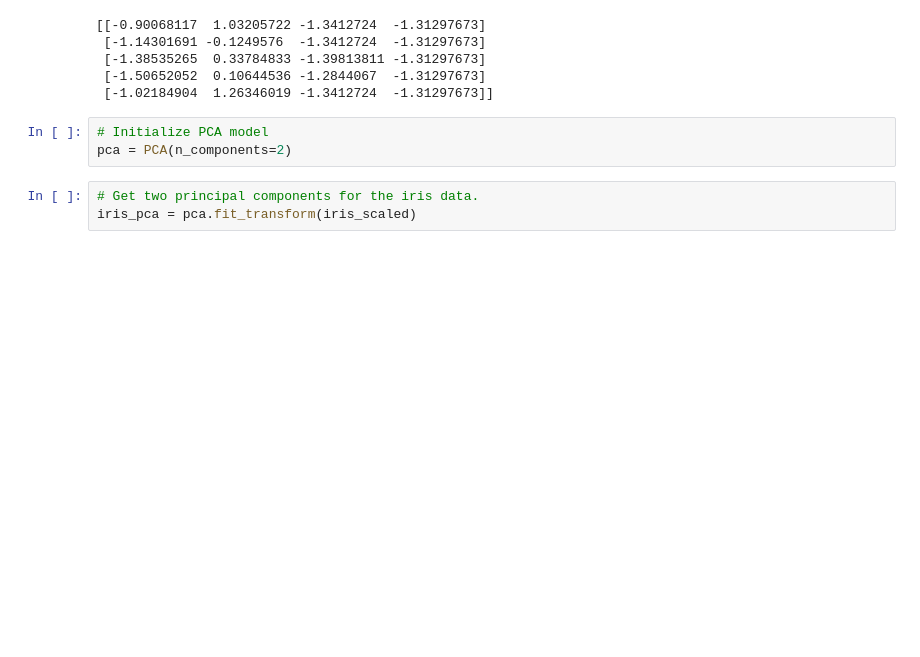
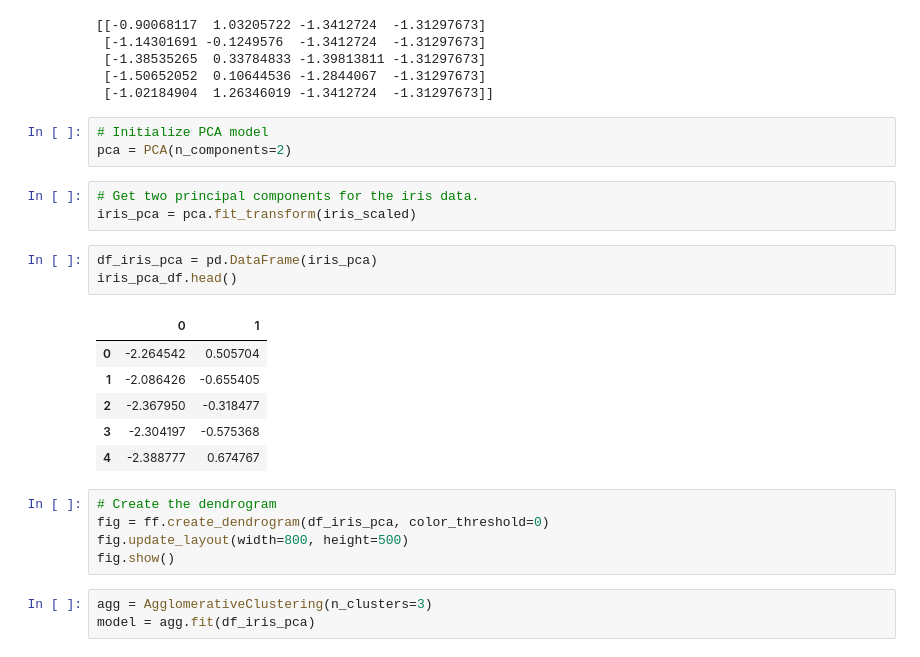
Before and after one commit to DarlenePenn/Cryptocurrencies, a Jupyter notebook: ClusterTest.ipynb, the cells around one changed output. Saved outputs shown, nothing was run; the diff lists cells and outputs as text; blank space fills up the shorter version.

```diff
--- a/ClusterTest.ipynb
+++ b/ClusterTest.ipynb
@@ -133,3 +135,21 @@ pca = PCA(n_components=2)
 # %%
 # Get two principal components for the iris data.
 iris_pca = pca.fit_transform(iris_scaled)
+# %%
+df_iris_pca = pd.DataFrame(iris_pca)
+iris_pca_df.head()
+# %% [output]
+|  | 0 | 1 |
+| 0 | -2.264542 | 0.505704 |
+| 1 | -2.086426 | -0.655405 |
+| 2 | -2.367950 | -0.318477 |
+| 3 | -2.304197 | -0.575368 |
+| 4 | -2.388777 | 0.674767 |
+# %%
+# Create the dendrogram
+fig = ff.create_dendrogram(df_iris_pca, color_threshold=0)
+fig.update_layout(width=800, height=500)
+fig.show()
+# %%
+agg = AgglomerativeClustering(n_clusters=3)
+model = agg.fit(df_iris_pca)
```
Also changed, not shown: parts of 1 cell of this notebook, 1 other file.
